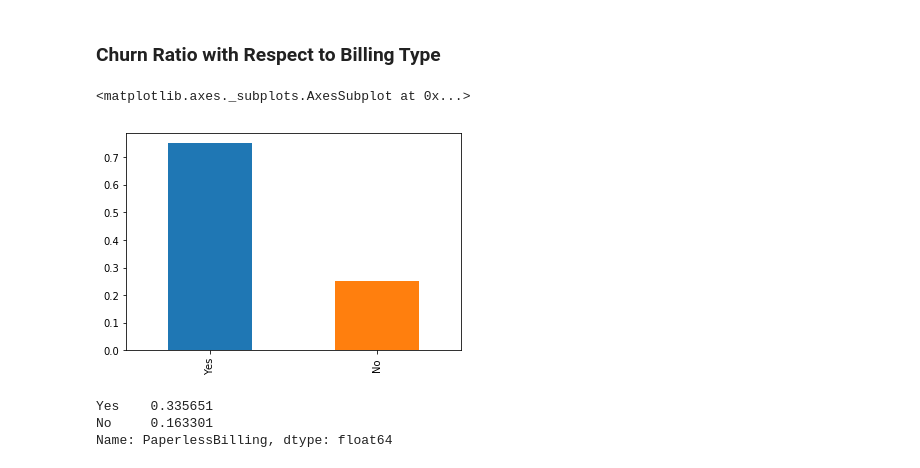
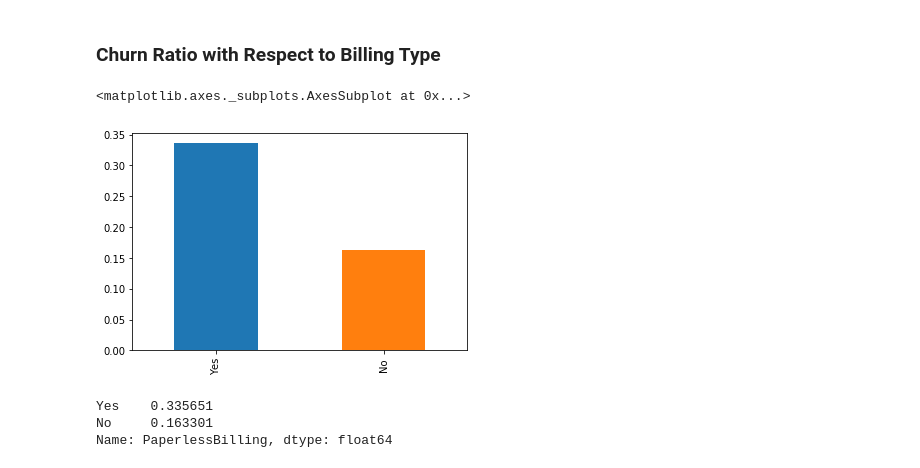
Before and after one commit to VanshNarang/Teleco-Customer-Churn-Insights, a Jupyter notebook: insights.ipynb, the cells around one changed output. Saved outputs shown, nothing was run; the diff lists cells and outputs as text; code cells hidden in the pictures.

```diff
--- a/insights.ipynb
+++ b/insights.ipynb
@@ -227,10 +266,10 @@ print(0.427097/(0.112695+0.028319))
 # %% [markdown]
 ### Churn Ratio with Respect to Billing Type
 # %%
-(churn[churn["Churn"] == "Yes"]['PaperlessBilling'].value_counts() / len(churn[churn["Churn"] == "Yes"])).plot.bar()
+(churn[churn["Churn"] == "Yes"]['PaperlessBilling'].value_counts() / churn["PaperlessBilling"].value_counts()).plot.bar()
 # %% [output]
 <matplotlib.axes._subplots.AxesSubplot at 0x...>
-[figure, old version]
+[figure, new version]
 # %%
 churn1['PaperlessBilling'].value_counts() / churn['PaperlessBilling'].value_counts()
 # %% [output]
```
Also changed, not shown: parts of 24 cells of this notebook.
